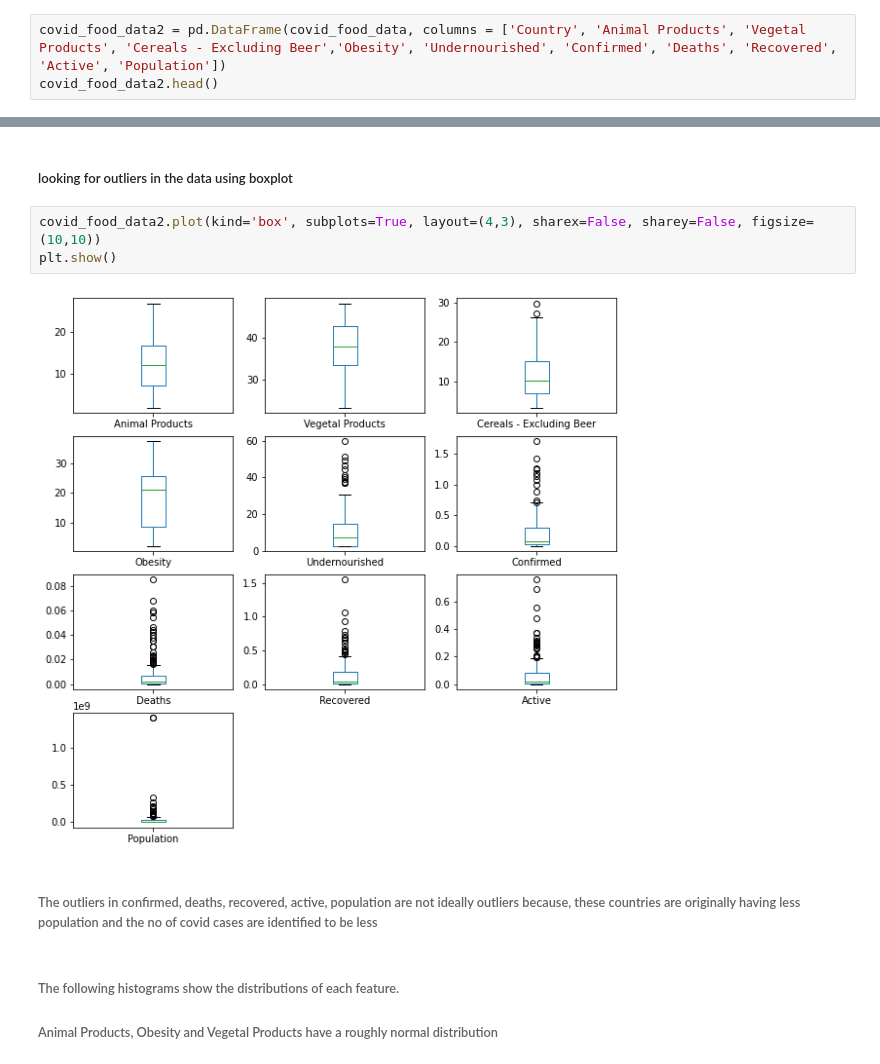
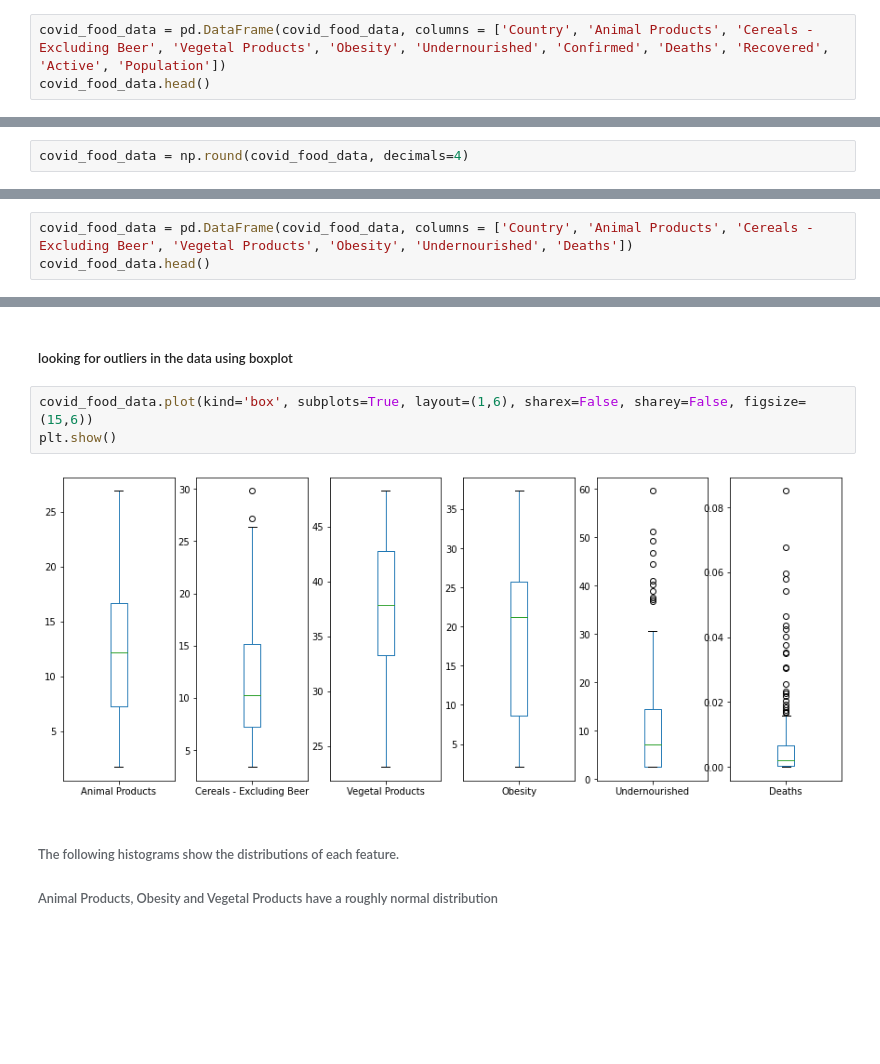
Before and after one commit to MahalavanyaSriram/COVID-19_Prediction, a Jupyter notebook: Kdd_Project.ipynb, the cells around one changed output, grey strips where cells are left out. Cells and saved outputs as stored; diff of their text form; blank space fills up the shorter version.

```diff
--- a/Kdd_Project.ipynb
+++ b/Kdd_Project.ipynb
@@ -203,6 +207,6 @@ covid_food_data = covid_food_data.drop(['Unit (all except Population)'], axis=1)
 ##### Tree or plant generated products like Pulses, Cereals etc. including alcohol sum up to the 'Vegetal Products' column
 ##### So, for further analysis taking only the Country, Animal Products, Vegetal Products, Obesity, Undernourished, Confirmed, Deaths, Recovered, Active, Population into consideration. Moreover, it is observed that Cereals - Excluding Beer is the highly consumed product. So, including this column as well to gain more insights
 # %%
-covid_food_data2 = pd.DataFrame(covid_food_data, columns = ['Country', 'Animal Products', 'Vegetal Products', 'Cereals - Excluding Beer','Obesity', 'Undernourished', 'Confirmed', 'Deaths', 'Recovered', 'Active', 'Population'])
-covid_food_data2.head()
+covid_food_data = pd.DataFrame(covid_food_data, columns = ['Country', 'Animal Products', 'Cereals - Excluding Beer', 'Vegetal Products', 'Obesity', 'Undernourished', 'Confirmed', 'Deaths', 'Recovered', 'Active', 'Population'])
+covid_food_data.head()
 # %% [output]
@@ -232,0 +221,2 @@ np.round(covid_food_data2, decimals=4)
+# %%
+covid_food_data = np.round(covid_food_data, decimals=4)
@@ -237,0 +246,3 @@ warnings.filterwarnings('ignore')
+# %%
+covid_food_data = pd.DataFrame(covid_food_data, columns = ['Country', 'Animal Products', 'Cereals - Excluding Beer', 'Vegetal Products', 'Obesity', 'Undernourished', 'Deaths'])
+covid_food_data.head()
@@ -238,12 +268,10 @@ warnings.filterwarnings('ignore')
 # %% [markdown]
 ##### looking for outliers in the data using boxplot
 # %%
-covid_food_data2.plot(kind='box', subplots=True, layout=(4,3), sharex=False, sharey=False, figsize=(10,10))
+covid_food_data.plot(kind='box', subplots=True, layout=(1,6), sharex=False, sharey=False, figsize=(15,6))
 plt.show()
 # %% [output]
-[figure, old version]
+[figure, new version]
-# %% [markdown]
-###### The outliers in confirmed, deaths, recovered, active, population are not ideally outliers because, these countries are originally having less population and the no of covid cases are identified to be less
 # %% [markdown]
 ###### The following histograms show the distributions of each feature.
 ###### Animal Products, Obesity and Vegetal Products have a roughly normal distribution
```
Also changed, not shown: parts of 47 cells of this notebook.
